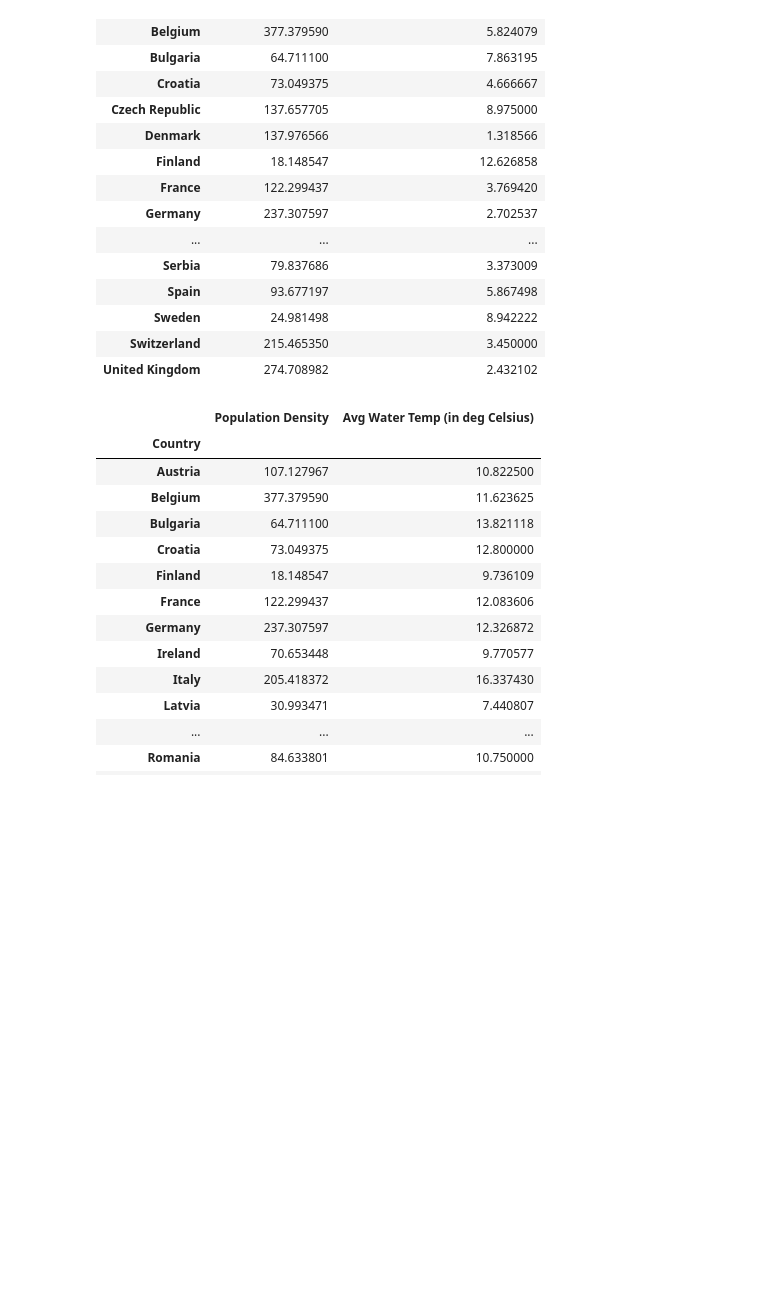
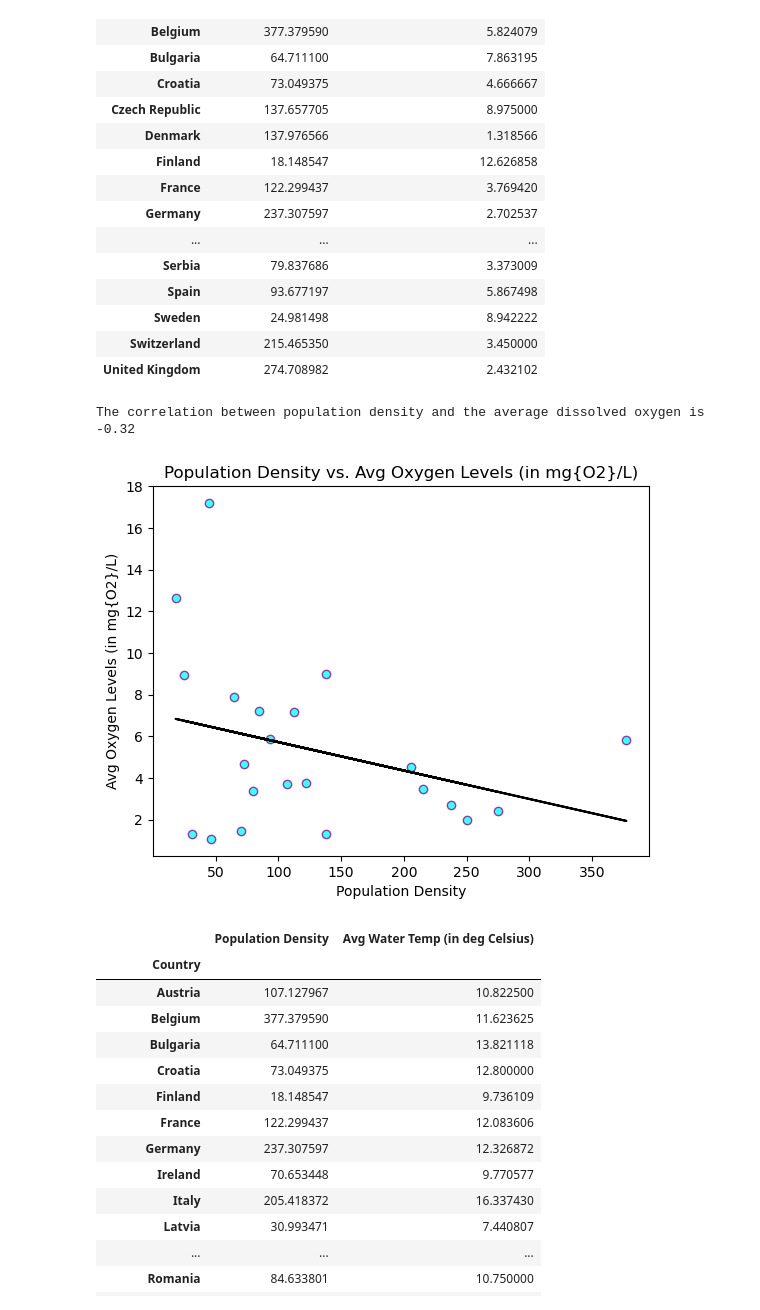
Before and after one commit to zhou0366/UMN_BootCamp_Project1_Group2, a Jupyter notebook: analysis.ipynb, the cells around one changed output. Saved outputs shown, nothing was run; the diff lists cells and outputs as text; code cells hidden in the pictures; blank space fills up the shorter version.

Commit message:
added scatterplots

```diff
--- a/analysis.ipynb
+++ b/analysis.ipynb
@@ -84,6 +85,28 @@ oxy_summary
 | Sweden | 24.981498 | 8.942222 |
 | Switzerland | 215.465350 | 3.450000 |
 | United Kingdom | 274.708982 | 2.432102 |
+# %%
+# nora
+(slope, intercept,rvalue, pvalue, stderr) = st.linregress(oxy_summary["Population Density"],oxy_summary["Avg Oxygen Levels (in mg{O2}/L)"])
+regress_oxyvalues = oxy_summary["Population Density"] * slope + intercept
+line_eq = f"y = {round(slope, 2)} x + {round(intercept, 2)}"
+
+#calculate correlation coefficient
+co_oxy = st.pearsonr(oxy_summary["Population Density"],oxy_summary["Avg Oxygen Levels (in mg{O2}/L)"])
+print(f"The correlation between population density and the average dissolved oxygen is {round(co_oxy[0],2)}")
+
+#make pH scatterplot
+x_axis = oxy_summary["Population Density"]
+y_axis = oxy_summary["Avg Oxygen Levels (in mg{O2}/L)"]
+plt.scatter(x_axis, y_axis, marker='o', facecolors='cyan', edgecolors='purple', alpha=0.75)
+plt.title('Population Density vs. Avg Oxygen Levels (in mg{O2}/L)')
+plt.xlabel('Population Density')
+plt.ylabel('Avg Oxygen Levels (in mg{O2}/L)')
+plt.plot(oxy_summary["Population Density"], regress_oxyvalues, color="black")
+plt.show()
+# %% [output]
+The correlation between population density and the average dissolved oxygen is -0.32
+[figure, added]
 # %%
 # nora
 temp_data = clean.loc[clean["Unit of Measure"] == "Cel", :]
```
Also changed, not shown: parts of 6 cells of this notebook.
